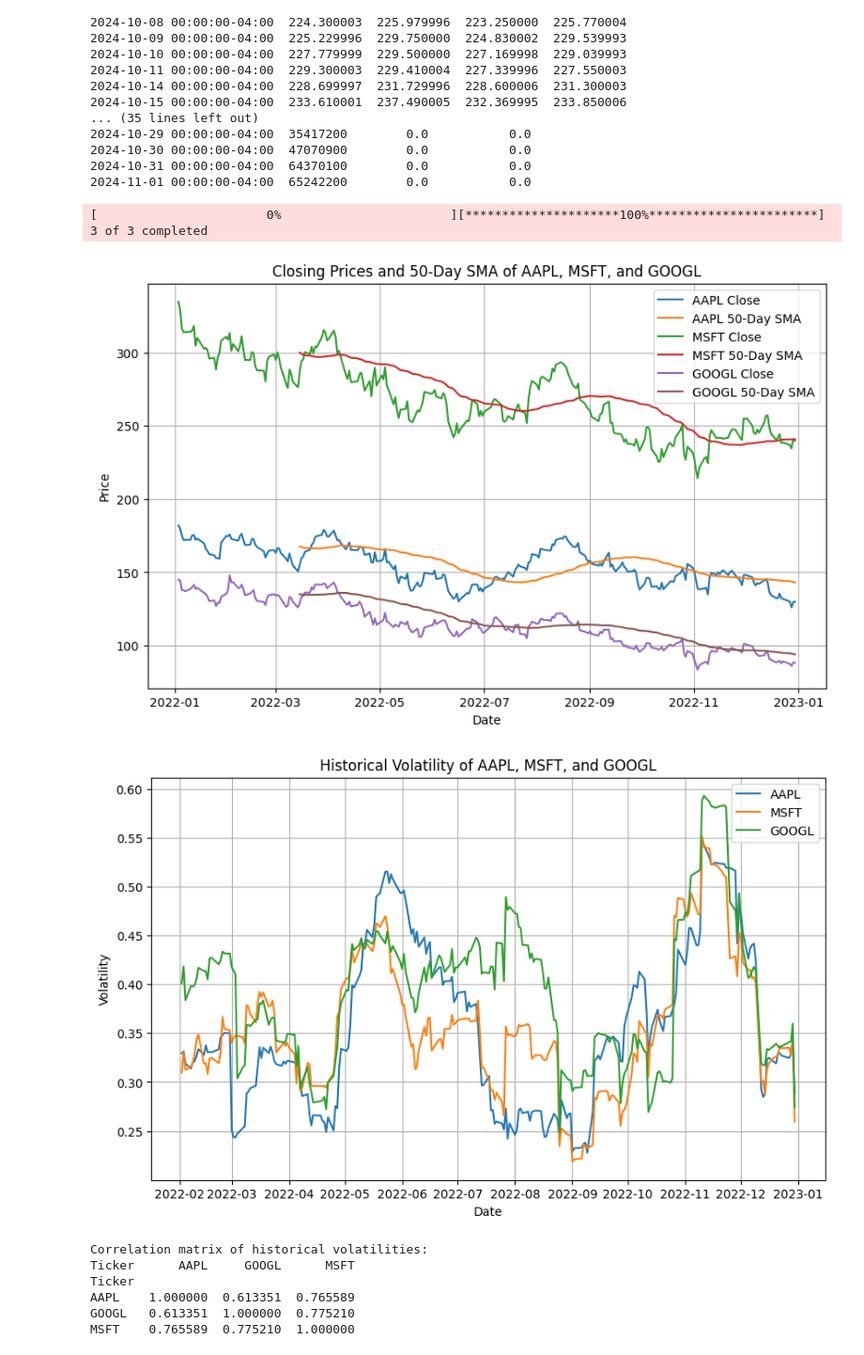
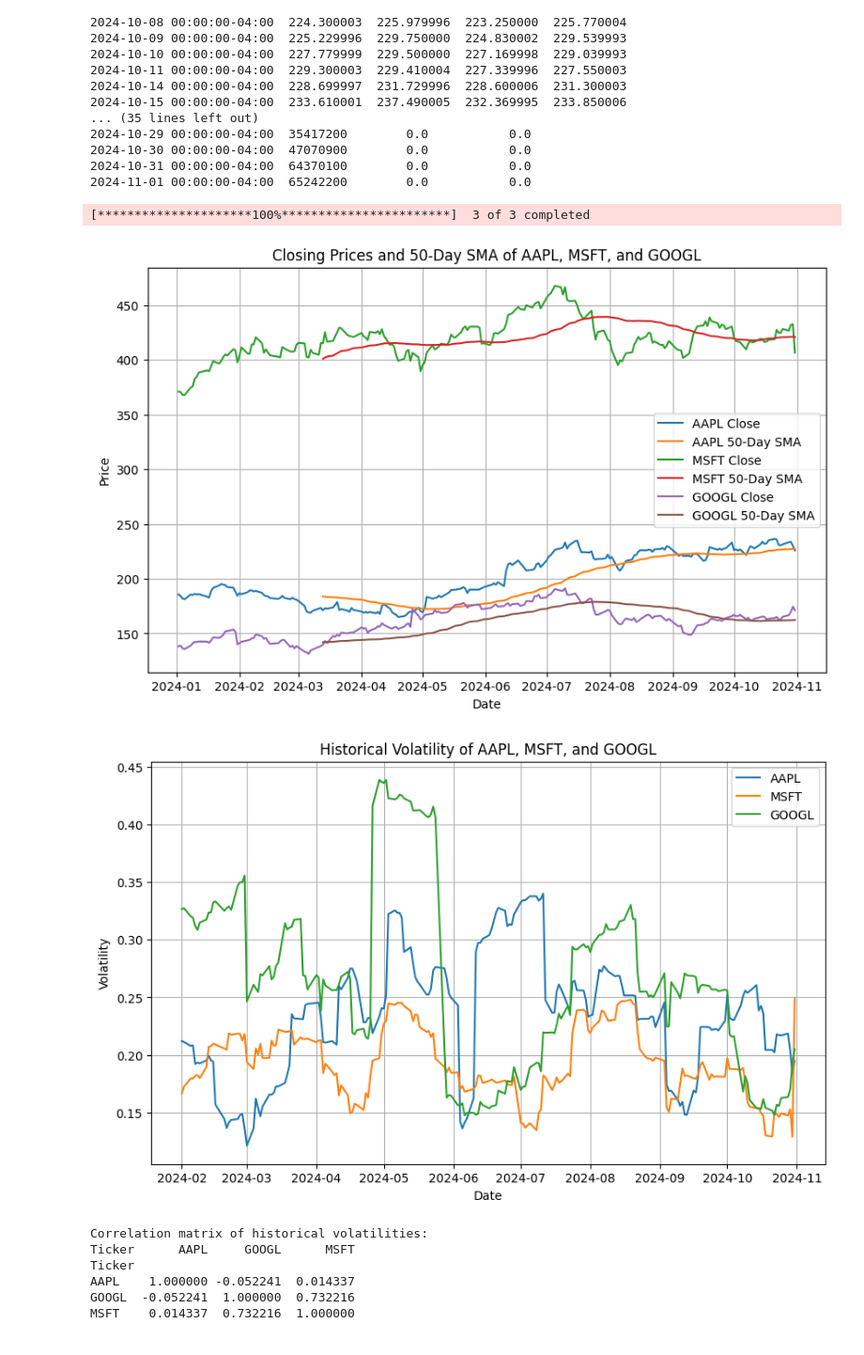
Before and after one commit to mikeshen/sandbox, a Jupyter notebook: polymarket_quoter/count_daily_rewards.ipynb, the cells around one changed output. Shown at 94% size. Cells and saved outputs as stored; diff of their text form; code cells hidden in the pictures.

```diff
--- a/polymarket_quoter/count_daily_rewards.ipynb
+++ b/polymarket_quoter/count_daily_rewards.ipynb
@@ -108,7 +108,7 @@ import numpy as np
 tickers = ['AAPL', 'MSFT', 'GOOGL']
 
 # Fetch data
-data = yf.download(tickers, start='2022-01-01', end='2022-12-31')
+data = yf.download(tickers, start='2024-01-01', end='2024-11-01')
 
 # Get the closing prices using .loc and .copy() to avoid SettingWithCopyWarning
 closing_prices = data.loc[:, ('Close', slice(None))].copy()
@@ -132,39 +132,39 @@ plt.xlabel('Date')
 plt.ylabel('Price')
 plt.legend()
 plt.grid(True)
 plt.show()
 
 # Calculate daily returns
 daily_returns = closing_prices['Close'].pct_change()
 
 # Calculate historical volatility (rolling standard deviation of daily returns)
 volatility = daily_returns.rolling(window=21).std() * np.sqrt(252)
 
 # Plot the historical volatility
 plt.figure(figsize=(10, 6))
 
 for ticker in tickers:
     plt.plot(volatility.index, volatility[ticker], label=ticker)
 
 plt.title('Historical Volatility of AAPL, MSFT, and GOOGL')
 plt.xlabel('Date')
 plt.ylabel('Volatility')
 plt.legend()
 plt.grid(True)
 plt.show()
 
 # Calculate the correlation matrix of the historical volatilities
 correlation_matrix = volatility.corr()
 
 print("Correlation matrix of historical volatilities:")
 print(correlation_matrix)
 # %% [output]
-[                       0%                       ][*********************100%***********************]  3 of 3 completed
+[*********************100%***********************]  3 of 3 completed
-[figure, old version]
+[figure, new version]
-[figure, old version]
+[figure, new version]
 Correlation matrix of historical volatilities:
 Ticker      AAPL     GOOGL      MSFT
 Ticker
-AAPL    1.000000  0.613351  0.765589
-GOOGL   0.613351  1.000000  0.775210
-MSFT    0.765589  0.775210  1.000000
+AAPL    1.000000 -0.052241  0.014337
+GOOGL  -0.052241  1.000000  0.732216
+MSFT    0.014337  0.732216  1.000000
```
